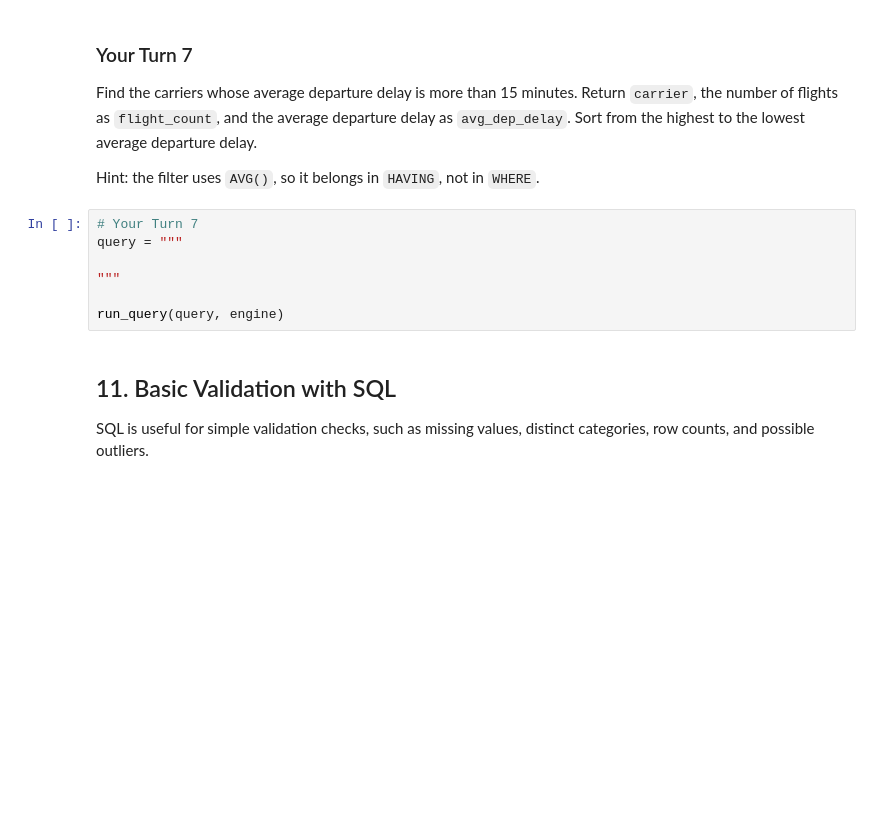
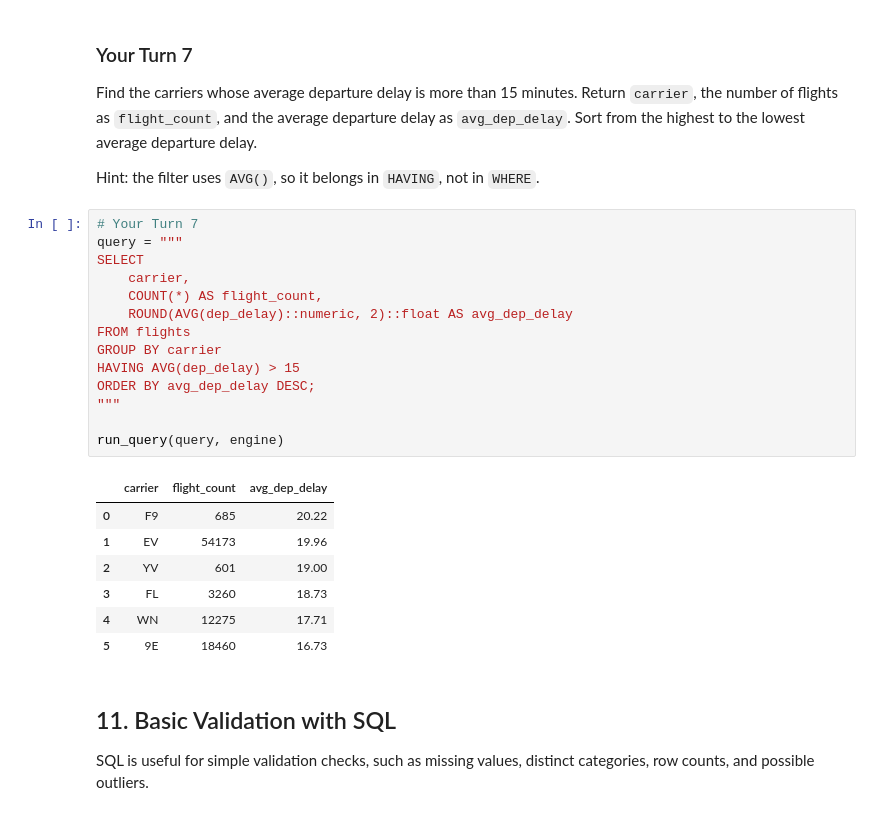
Before and after one commit to kalshaikhli/ban6003-week9-10-Karrar-Alshaikhli, a Jupyter notebook: notebooks/module9_neon_sql_fundamentals_guided_lab.ipynb, the cells around one changed output. Drawn from its saved outputs; the diff is of its cells as text; blank space fills up the shorter version.

Commit message:
Complete Module 9 GROUP BY and HAVING exercises

```diff
--- a/notebooks/module9_neon_sql_fundamentals_guided_lab.ipynb
+++ b/notebooks/module9_neon_sql_fundamentals_guided_lab.ipynb
@@ -558,10 +616,25 @@ Hint: the filter uses `AVG()`, so it belongs in `HAVING`, not in `WHERE`.
 # %%
 # Your Turn 7
 query = """
-
+SELECT
+    carrier,
+    COUNT(*) AS flight_count,
+    ROUND(AVG(dep_delay)::numeric, 2)::float AS avg_dep_delay
+FROM flights
+GROUP BY carrier
+HAVING AVG(dep_delay) > 15
+ORDER BY avg_dep_delay DESC;
 """
 
 run_query(query, engine)
+# %% [output]
+|  | carrier | flight_count | avg_dep_delay |
+| 0 | F9 | 685 | 20.22 |
+| 1 | EV | 54173 | 19.96 |
+| 2 | YV | 601 | 19.00 |
+| 3 | FL | 3260 | 18.73 |
+| 4 | WN | 12275 | 17.71 |
+| 5 | 9E | 18460 | 16.73 |
 # %% [markdown]
 ## 11. Basic Validation with SQL
 
```
Also changed, not shown: parts of 4 cells of this notebook.
